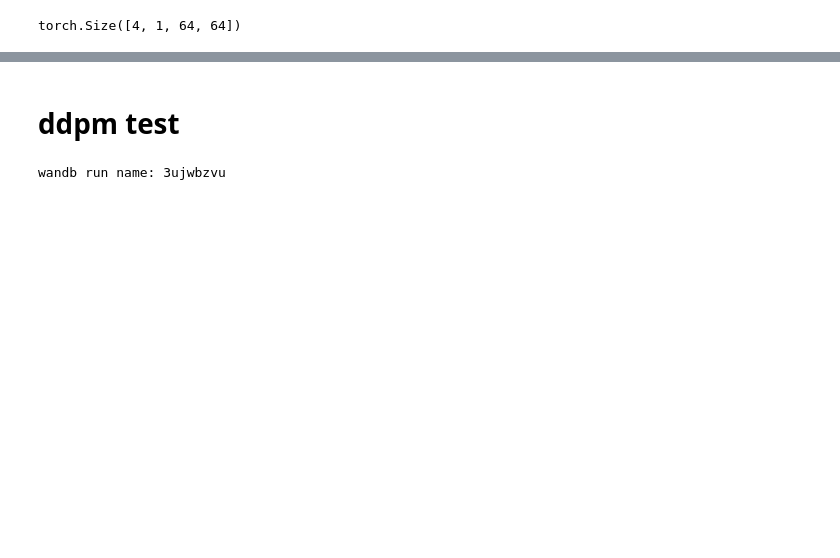
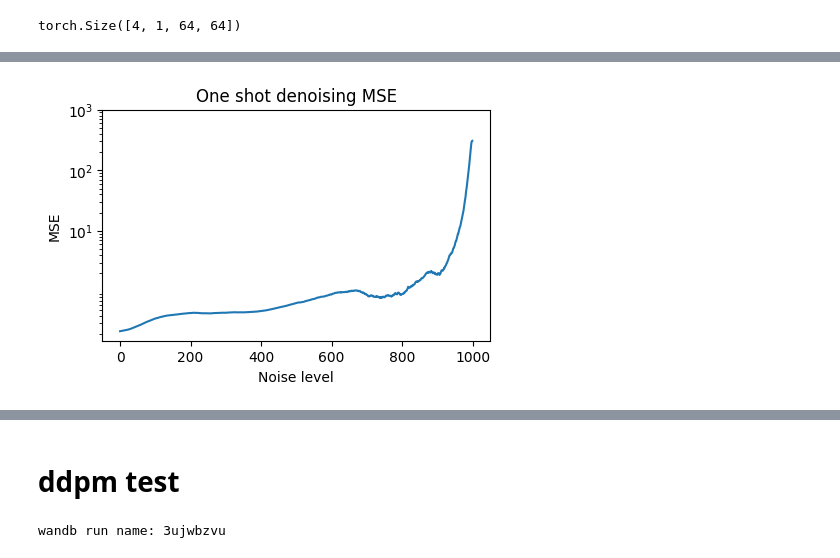
Before and after one commit to lyob/hdiva, a Jupyter notebook: d_analysis/dsprites.ipynb, the cells around one changed output, grey strips where cells are left out. Saved outputs shown, nothing was run; the diff lists cells and outputs as text; code cells hidden in the pictures; blank space fills up the shorter version.

```diff
--- a/d_analysis/dsprites.ipynb
+++ b/d_analysis/dsprites.ipynb
@@ -126,0 +158,15 @@ plt.show()
+# %%
+# plot MSE over all noise levels
+fig, ax = plt.subplots(1, 1, figsize=(5, 3))
+ax.plot(diva_inference.errors)
+# y log
+ax.set_yscale('log')
+ax.set_xlabel('Noise level')
+ax.set_ylabel('MSE')
+ax.set_title('One shot denoising MSE')
+# show y ticks
+ax.set_yticks([10, 100, 1000])
+
+plt.show()
+# %% [output]
+[figure, added]
```
Also changed, not shown: parts of 27 cells of this notebook, 13 other files.
